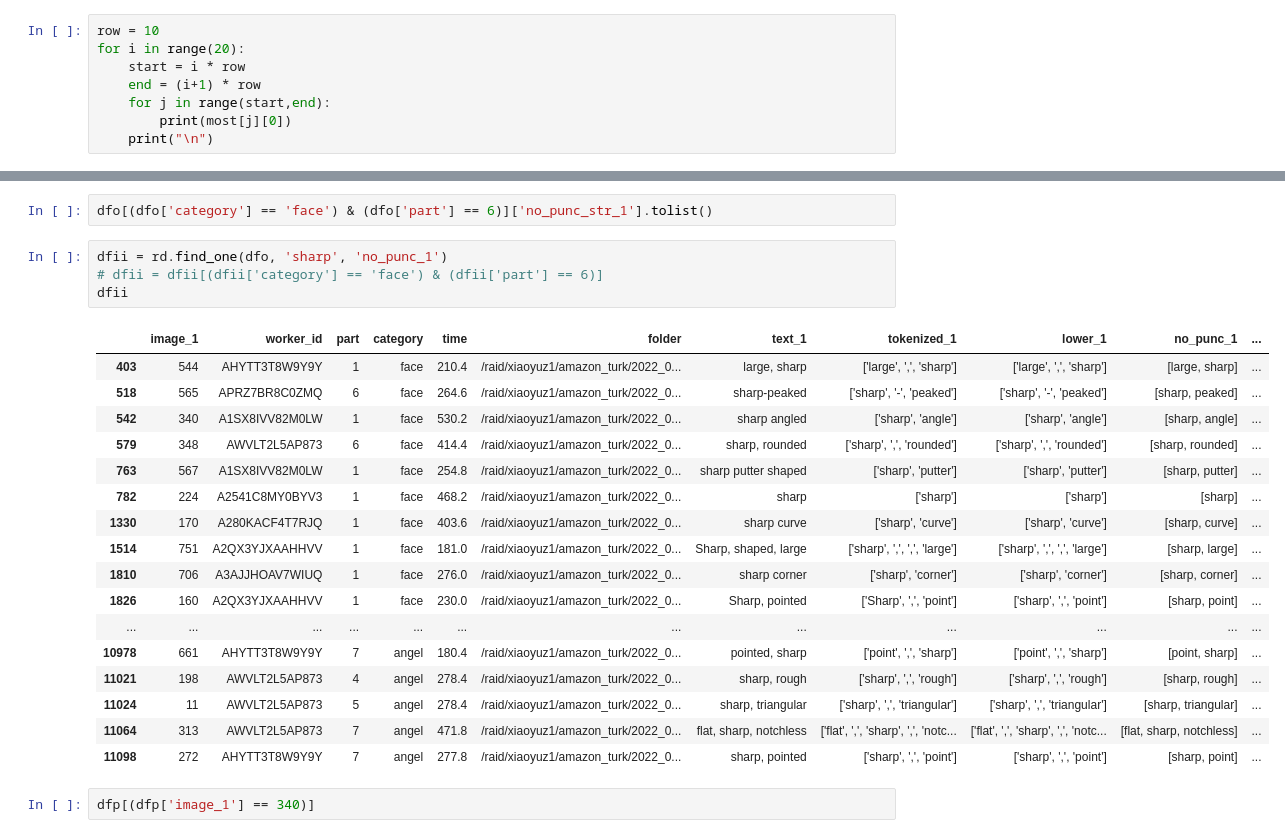
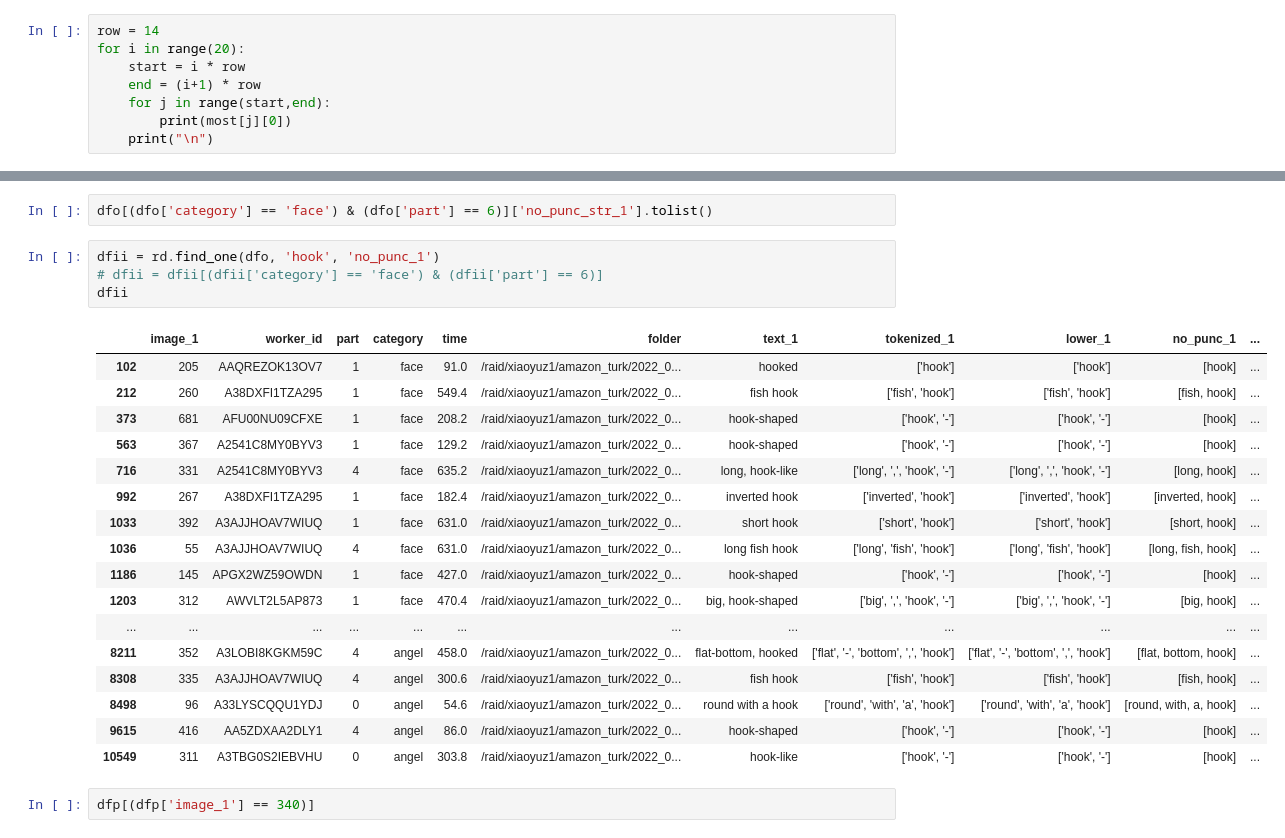
Before and after one commit to ErinZhang1998/sketch_collection, a Jupyter notebook: 03_28_analysis.ipynb, the cells around one changed output, grey strips where cells are left out. Saved outputs shown, nothing was run; the diff lists cells and outputs as text.

```diff
--- a/03_28_analysis.ipynb
+++ b/03_28_analysis.ipynb
@@ -279,5 +283,5 @@ most = counter.most_common()
 # %%
-row = 10
+row = 14
 for i in range(20):
     start = i * row
     end = (i+1) * row
@@ -1067,27 +1275,27 @@ plt.close()
 # %%
 dfo[(dfo['category'] == 'face') & (dfo['part'] == 6)]['no_punc_str_1'].tolist()
 # %%
-dfii = rd.find_one(dfo, 'sharp', 'no_punc_1')
+dfii = rd.find_one(dfo, 'hook', 'no_punc_1')
 # dfii = dfii[(dfii['category'] == 'face') & (dfii['part'] == 6)]
 dfii
 # %% [output]
 |  | image_1 | worker_id | part | category | time | folder | text_1 | tokenized_1 | lower_1 | no_punc_1 | ... |
-| 403 | 544 | AHYTT3T8W9Y9Y | 1 | face | 210.4 | /raid/xiaoyuz1/amazon_turk/2022_0... | large, sharp | ['large', ',', 'sharp'] | ['large', ',', 'sharp'] | [large, sharp] | ... |
-| 518 | 565 | APRZ7BR8C0ZMQ | 6 | face | 264.6 | /raid/xiaoyuz1/amazon_turk/2022_0... | sharp-peaked | ['sharp', '-', 'peaked'] | ['sharp', '-', 'peaked'] | [sharp, peaked] | ... |
-| 542 | 340 | A1SX8IVV82M0LW | 1 | face | 530.2 | /raid/xiaoyuz1/amazon_turk/2022_0... | sharp angled | ['sharp', 'angle'] | ['sharp', 'angle'] | [sharp, angle] | ... |
-| 579 | 348 | AWVLT2L5AP873 | 6 | face | 414.4 | /raid/xiaoyuz1/amazon_turk/2022_0... | sharp, rounded | ['sharp', ',', 'rounded'] | ['sharp', ',', 'rounded'] | [sharp, rounded] | ... |
-| 763 | 567 | A1SX8IVV82M0LW | 1 | face | 254.8 | /raid/xiaoyuz1/amazon_turk/2022_0... | sharp putter shaped | ['sharp', 'putter'] | ['sharp', 'putter'] | [sharp, putter] | ... |
-| 782 | 224 | A2541C8MY0BYV3 | 1 | face | 468.2 | /raid/xiaoyuz1/amazon_turk/2022_0... | sharp | ['sharp'] | ['sharp'] | [sharp] | ... |
-| 1330 | 170 | A280KACF4T7RJQ | 1 | face | 403.6 | /raid/xiaoyuz1/amazon_turk/2022_0... | sharp curve | ['sharp', 'curve'] | ['sharp', 'curve'] | [sharp, curve] | ... |
-| 1514 | 751 | A2QX3YJXAAHHVV | 1 | face | 181.0 | /raid/xiaoyuz1/amazon_turk/2022_0... | Sharp, shaped, large | ['sharp', ',', ',', 'large'] | ['sharp', ',', ',', 'large'] | [sharp, large] | ... |
-| 1810 | 706 | A3AJJHOAV7WIUQ | 1 | face | 276.0 | /raid/xiaoyuz1/amazon_turk/2022_0... | sharp corner | ['sharp', 'corner'] | ['sharp', 'corner'] | [sharp, corner] | ... |
-| 1826 | 160 | A2QX3YJXAAHHVV | 1 | face | 230.0 | /raid/xiaoyuz1/amazon_turk/2022_0... | Sharp, pointed | ['Sharp', ',', 'point'] | ['sharp', ',', 'point'] | [sharp, point] | ... |
+| 102 | 205 | AAQREZOK13OV7 | 1 | face | 91.0 | /raid/xiaoyuz1/amazon_turk/2022_0... | hooked | ['hook'] | ['hook'] | [hook] | ... |
+| 212 | 260 | A38DXFI1TZA295 | 1 | face | 549.4 | /raid/xiaoyuz1/amazon_turk/2022_0... | fish hook | ['fish', 'hook'] | ['fish', 'hook'] | [fish, hook] | ... |
+| 373 | 681 | AFU00NU09CFXE | 1 | face | 208.2 | /raid/xiaoyuz1/amazon_turk/2022_0... | hook-shaped | ['hook', '-'] | ['hook', '-'] | [hook] | ... |
+| 563 | 367 | A2541C8MY0BYV3 | 1 | face | 129.2 | /raid/xiaoyuz1/amazon_turk/2022_0... | hook-shaped | ['hook', '-'] | ['hook', '-'] | [hook] | ... |
+| 716 | 331 | A2541C8MY0BYV3 | 4 | face | 635.2 | /raid/xiaoyuz1/amazon_turk/2022_0... | long, hook-like | ['long', ',', 'hook', '-'] | ['long', ',', 'hook', '-'] | [long, hook] | ... |
+| 992 | 267 | A38DXFI1TZA295 | 1 | face | 182.4 | /raid/xiaoyuz1/amazon_turk/2022_0... | inverted hook | ['inverted', 'hook'] | ['inverted', 'hook'] | [inverted, hook] | ... |
+| 1033 | 392 | A3AJJHOAV7WIUQ | 1 | face | 631.0 | /raid/xiaoyuz1/amazon_turk/2022_0... | short hook | ['short', 'hook'] | ['short', 'hook'] | [short, hook] | ... |
+| 1036 | 55 | A3AJJHOAV7WIUQ | 4 | face | 631.0 | /raid/xiaoyuz1/amazon_turk/2022_0... | long fish hook | ['long', 'fish', 'hook'] | ['long', 'fish', 'hook'] | [long, fish, hook] | ... |
+| 1186 | 145 | APGX2WZ59OWDN | 1 | face | 427.0 | /raid/xiaoyuz1/amazon_turk/2022_0... | hook-shaped | ['hook', '-'] | ['hook', '-'] | [hook] | ... |
+| 1203 | 312 | AWVLT2L5AP873 | 1 | face | 470.4 | /raid/xiaoyuz1/amazon_turk/2022_0... | big, hook-shaped | ['big', ',', 'hook', '-'] | ['big', ',', 'hook', '-'] | [big, hook] | ... |
 | ... | ... | ... | ... | ... | ... | ... | ... | ... | ... | ... | ... |
-| 10978 | 661 | AHYTT3T8W9Y9Y | 7 | angel | 180.4 | /raid/xiaoyuz1/amazon_turk/2022_0... | pointed, sharp | ['point', ',', 'sharp'] | ['point', ',', 'sharp'] | [point, sharp] | ... |
-| 11021 | 198 | AWVLT2L5AP873 | 4 | angel | 278.4 | /raid/xiaoyuz1/amazon_turk/2022_0... | sharp, rough | ['sharp', ',', 'rough'] | ['sharp', ',', 'rough'] | [sharp, rough] | ... |
-| 11024 | 11 | AWVLT2L5AP873 | 5 | angel | 278.4 | /raid/xiaoyuz1/amazon_turk/2022_0... | sharp, triangular | ['sharp', ',', 'triangular'] | ['sharp', ',', 'triangular'] | [sharp, triangular] | ... |
-| 11064 | 313 | AWVLT2L5AP873 | 7 | angel | 471.8 | /raid/xiaoyuz1/amazon_turk/2022_0... | flat, sharp, notchless | ['flat', ',', 'sharp', ',', 'notc... | ['flat', ',', 'sharp', ',', 'notc... | [flat, sharp, notchless] | ... |
-| 11098 | 272 | AHYTT3T8W9Y9Y | 7 | angel | 277.8 | /raid/xiaoyuz1/amazon_turk/2022_0... | sharp, pointed | ['sharp', ',', 'point'] | ['sharp', ',', 'point'] | [sharp, point] | ... |
+| 8211 | 352 | A3LOBI8KGKM59C | 4 | angel | 458.0 | /raid/xiaoyuz1/amazon_turk/2022_0... | flat-bottom, hooked | ['flat', '-', 'bottom', ',', 'hook'] | ['flat', '-', 'bottom', ',', 'hook'] | [flat, bottom, hook] | ... |
+| 8308 | 335 | A3AJJHOAV7WIUQ | 4 | angel | 300.6 | /raid/xiaoyuz1/amazon_turk/2022_0... | fish hook | ['fish', 'hook'] | ['fish', 'hook'] | [fish, hook] | ... |
+| 8498 | 96 | A33LYSCQQU1YDJ | 0 | angel | 54.6 | /raid/xiaoyuz1/amazon_turk/2022_0... | round with a hook | ['round', 'with', 'a', 'hook'] | ['round', 'with', 'a', 'hook'] | [round, with, a, hook] | ... |
+| 9615 | 416 | AA5ZDXAA2DLY1 | 4 | angel | 86.0 | /raid/xiaoyuz1/amazon_turk/2022_0... | hook-shaped | ['hook', '-'] | ['hook', '-'] | [hook] | ... |
+| 10549 | 311 | A3TBG0S2IEBVHU | 0 | angel | 303.8 | /raid/xiaoyuz1/amazon_turk/2022_0... | hook-like | ['hook', '-'] | ['hook', '-'] | [hook] | ... |
 # %%
 dfp[(dfp['image_1'] == 340)]
 # %% [output]
```
Also changed, not shown: parts of 42 cells of this notebook, 2 other files.
